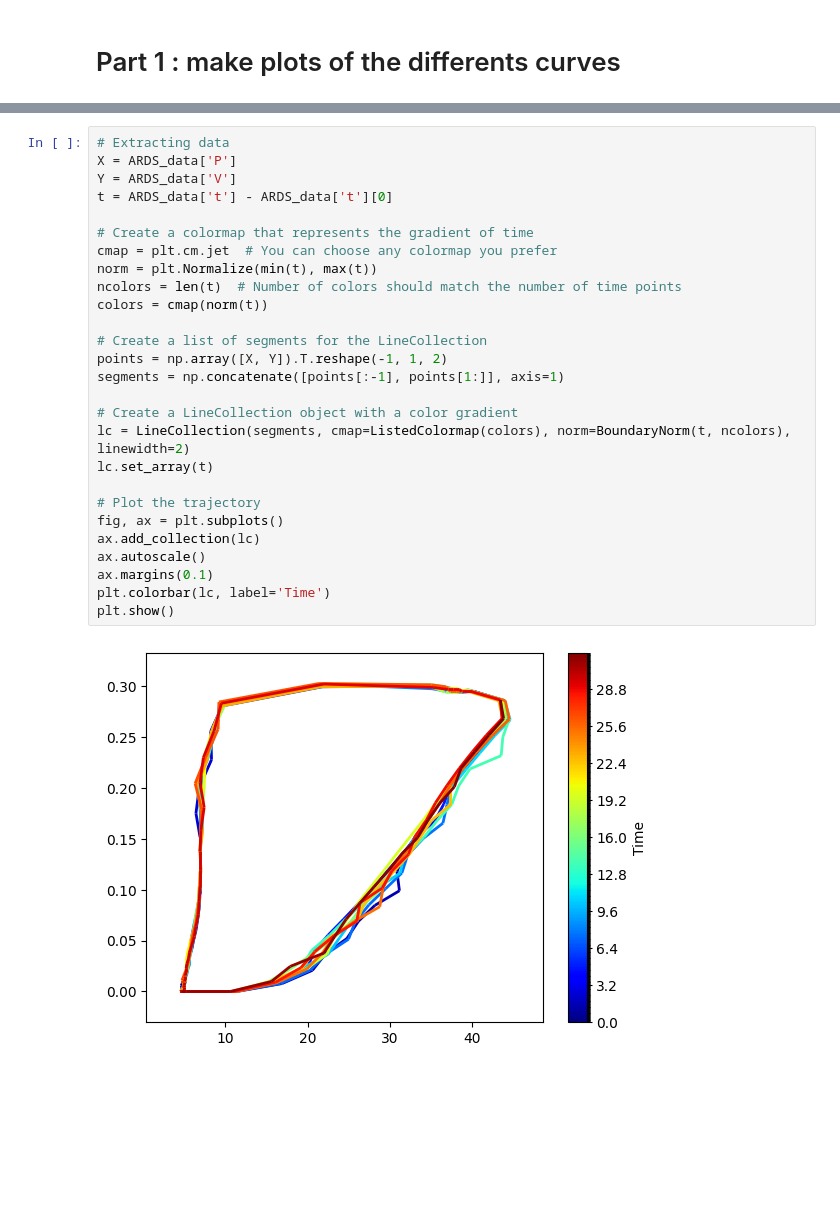
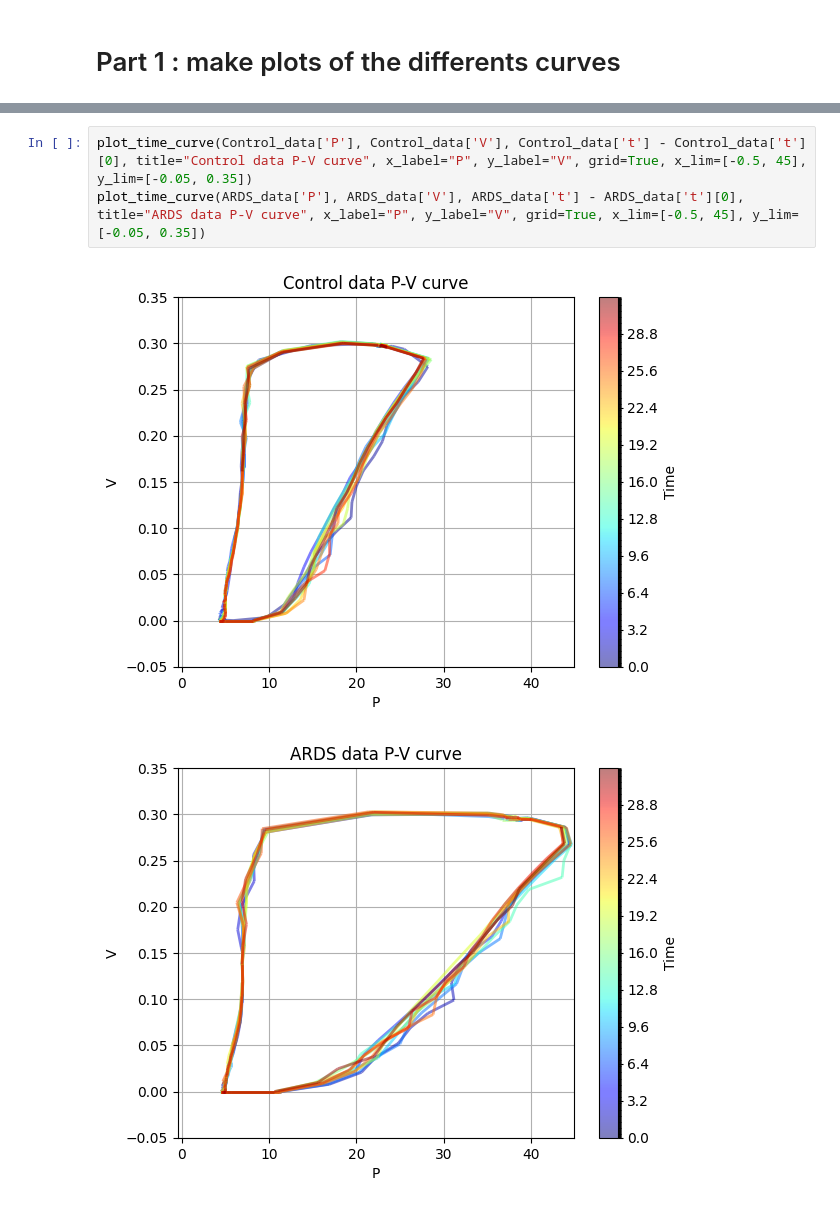
Before and after one commit to julienbrandoit/GBIO0014-2---ARDS-and-healthy-lungs-analysis, a Jupyter notebook: project.ipynb, the cells around one changed output, grey strips where cells are left out. Drawn from its saved outputs; the diff is of its cells as text; blank space fills up the shorter version.

```diff
--- a/project.ipynb
+++ b/project.ipynb
@@ -49,29 +52,6 @@ plt.show()
-# %%
-# Extracting data
-X = ARDS_data['P']
-Y = ARDS_data['V']
-t = ARDS_data['t'] - ARDS_data['t'][0]
-
-# Create a colormap that represents the gradient of time
-cmap = plt.cm.jet  # You can choose any colormap you prefer
-norm = plt.Normalize(min(t), max(t))
-ncolors = len(t)  # Number of colors should match the number of time points
-colors = cmap(norm(t))
-
-# Create a list of segments for the LineCollection
-points = np.array([X, Y]).T.reshape(-1, 1, 2)
-segments = np.concatenate([points[:-1], points[1:]], axis=1)
-
-# Create a LineCollection object with a color gradient
-lc = LineCollection(segments, cmap=ListedColormap(colors), norm=BoundaryNorm(t, ncolors), linewidth=2)
-lc.set_array(t)
-
-# Plot the trajectory
-fig, ax = plt.subplots()
-ax.add_collection(lc)
-ax.autoscale()
-ax.margins(0.1)
-plt.colorbar(lc, label='Time')
-plt.show()
-# %% [output]
-[figure, removed]
+# %%
+plot_time_curve(Control_data['P'], Control_data['V'], Control_data['t'] - Control_data['t'][0], title="Control data P-V curve", x_label="P", y_label="V", grid=True, x_lim=[-0.5, 45], y_lim=[-0.05, 0.35])
+plot_time_curve(ARDS_data['P'], ARDS_data['V'], ARDS_data['t'] - ARDS_data['t'][0], title="ARDS data P-V curve", x_label="P", y_label="V", grid=True, x_lim=[-0.5, 45], y_lim=[-0.05, 0.35])
+# %% [output]
+[figure, added]
+[figure, added]
```
Also changed, not shown: parts of 2 cells of this notebook.
